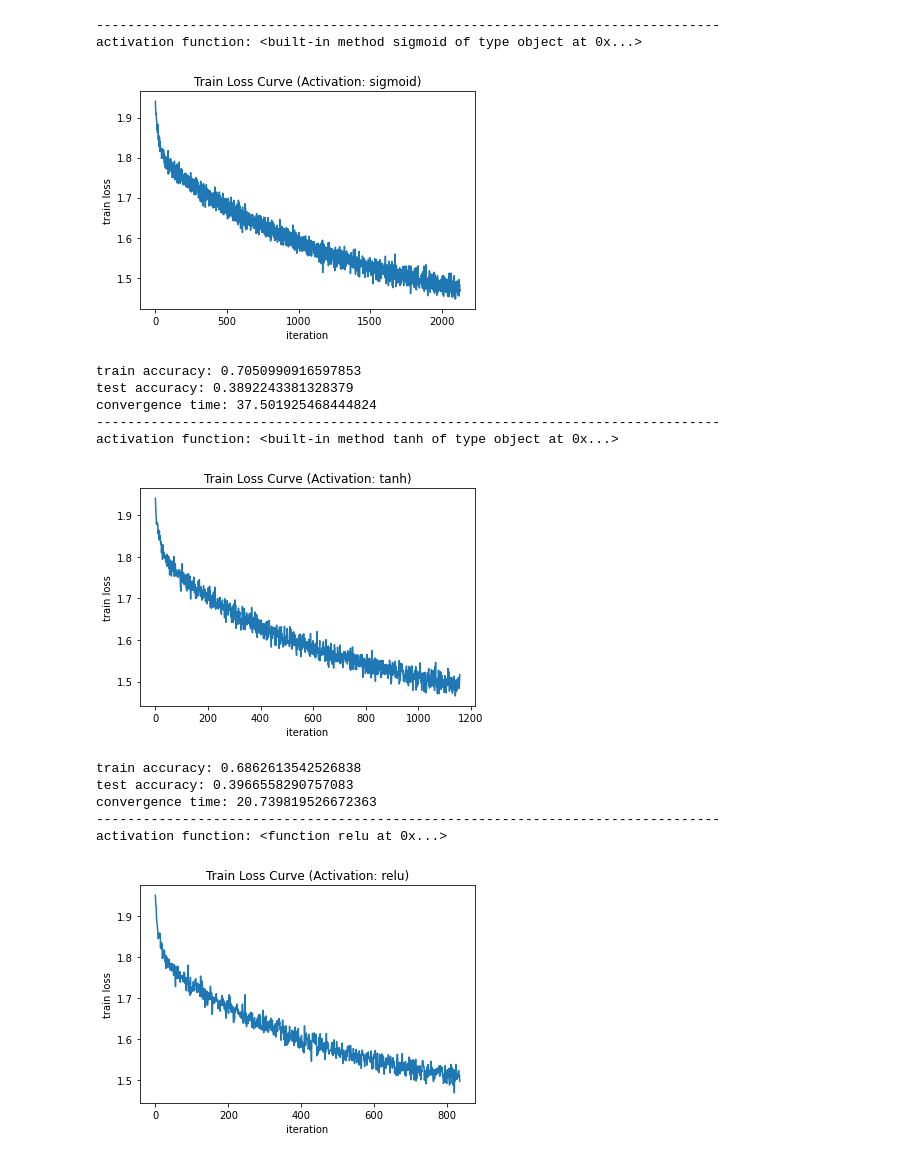
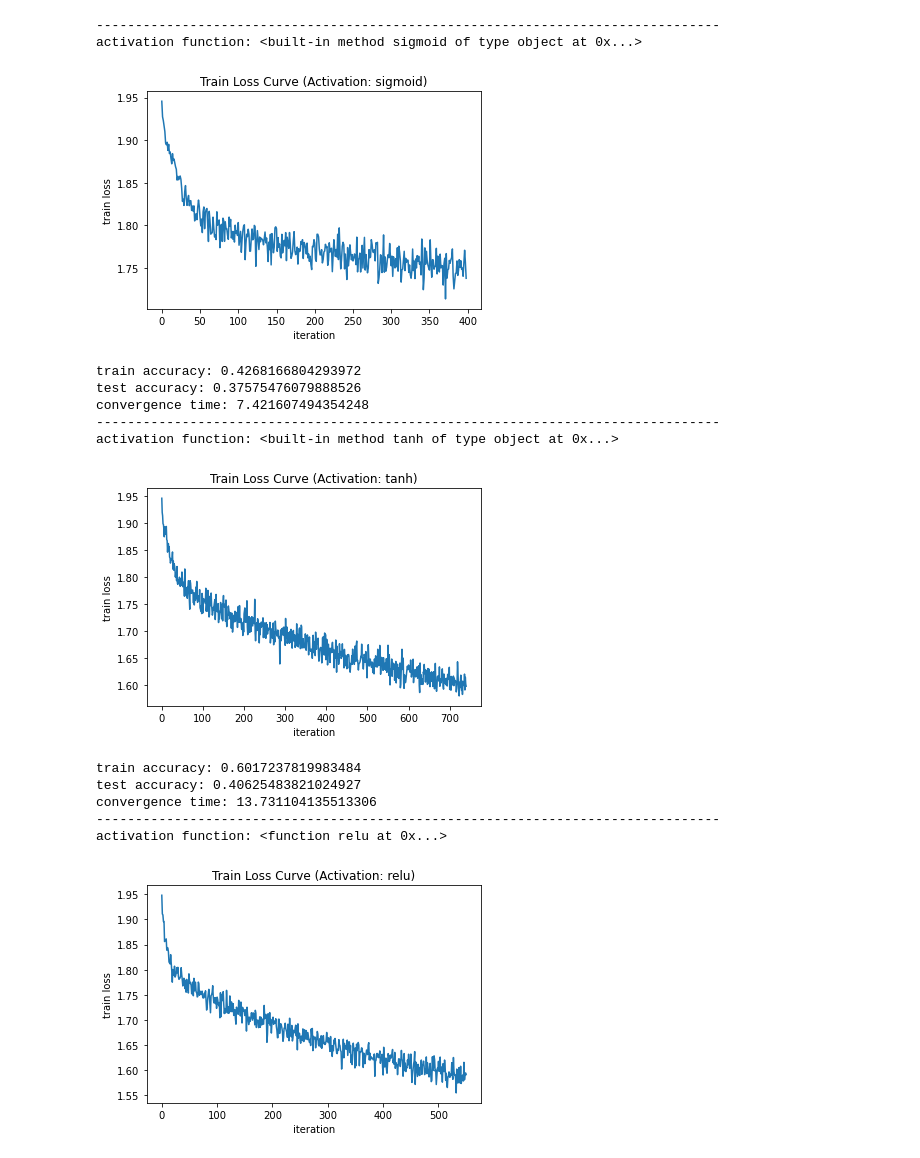
Before and after one commit to rishabh-ranjan/emotion-detection, a Jupyter notebook: experiments.ipynb, the cells around one changed output. Cells and saved outputs as stored; diff of their text form; code cells hidden in the pictures.

```diff
--- a/experiments.ipynb
+++ b/experiments.ipynb
@@ -32,9 +41,9 @@ class FaceDataset(data.Dataset):
         return self.X[i], self.y[i]
 # %%
 class NN(nn.Module):
-    def __init__(self, activ=F.sigmoid):
+    def __init__(self, activ=F.sigmoid, input_dim=2304):
         super().__init__()
-        self.fc1 = nn.Linear(2304, 100)
+        self.fc1 = nn.Linear(input_dim, 100)
         self.fc2 = nn.Linear(100, 7)
         self.output = nn.Softmax(dim=1)
         self.activ = activ
@@ -82,35 +91,35 @@ test_set = FaceDataset('test.csv').to(device)
 # %%
 trials = [('sigmoid',torch.sigmoid), ('tanh',torch.tanh), ('relu',F.relu), ('leaky_relu',F.leaky_relu)]
 for name, activ in trials:
     print('-'*80)
     print('activation function:', activ)
     net = NN(activ=activ).to(device)
-    opt = optim.Adam(net.parameters(), lr=1e-3)
+    opt = optim.Adam(net.parameters(), lr=1e-3, weight_decay=1e-3)
     loader = data.DataLoader(train_set, 1024, shuffle=True)
     tic = time.time()
     losses = train(net, opt, loader, eps=1e-8)
     toc = time.time()
     plt.plot(losses)
     plt.xlabel('iteration')
     plt.ylabel('train loss')
     plt.title(f'Train Loss Curve (Activation: {name})')
     plt.show()
     print('train accuracy:', accuracy_score(train_set.y.cpu(), net.predict(train_set.X).cpu()))
     print('test accuracy:', accuracy_score(test_set.y.cpu(), net.predict(test_set.X).cpu()))
     print('convergence time:', toc-tic)
 # %% [output]
 --------------------------------------------------------------------------------
 activation function: <built-in method sigmoid of type object at 0x...>
-[figure, old version]
+[figure, new version]
-train accuracy: 0.7050990916597853
-test accuracy: 0.3892243381328379
-convergence time: 37.501925468444824
+train accuracy: 0.4268166804293972
+test accuracy: 0.37575476079888526
+convergence time: 7.421607494354248
 --------------------------------------------------------------------------------
 activation function: <built-in method tanh of type object at 0x...>
-[figure, old version]
+[figure, new version]
-train accuracy: 0.6862613542526838
-test accuracy: 0.3966558290757083
-convergence time: 20.739819526672363
+train accuracy: 0.6017237819983484
+test accuracy: 0.40625483821024927
+convergence time: 13.731104135513306
 --------------------------------------------------------------------------------
 activation function: <function relu at 0x...>
-[figure, old version]
+[figure, new version]
```
Also changed, not shown: parts of 35 cells of this notebook, 3 other files.
